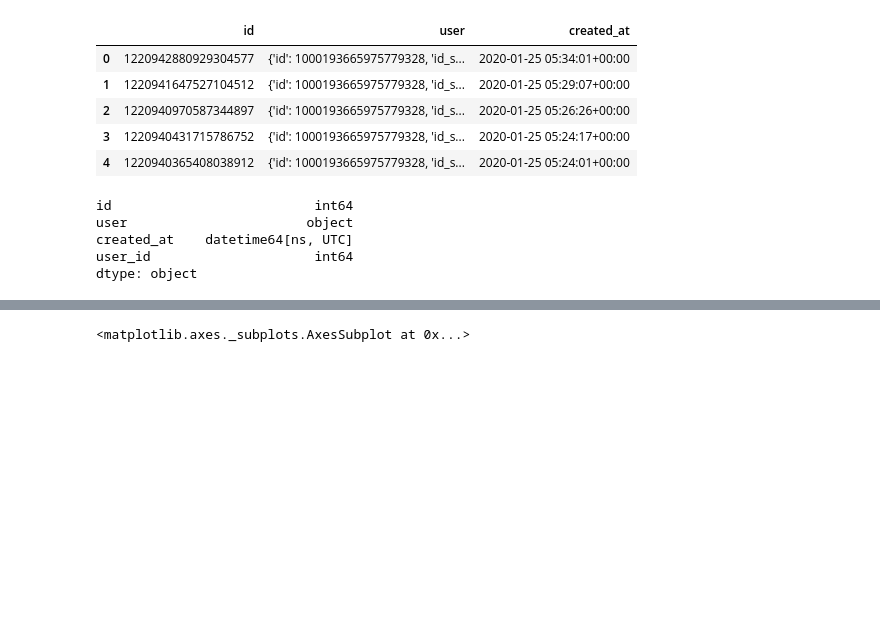
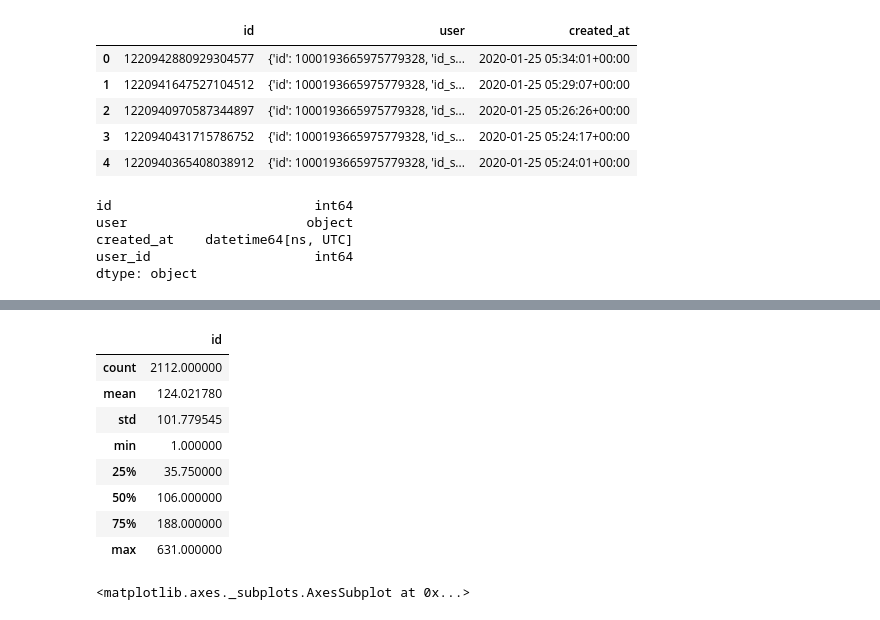
Before and after one commit to galynz/causal_inference_project, a Jupyter notebook: analysis/acitivy_analysis.ipynb, the cells around one changed output, grey strips where cells are left out. Saved outputs shown, nothing was run; the diff lists cells and outputs as text; code cells hidden in the pictures; blank space fills up the shorter version.

```diff
--- a/analysis/acitivy_analysis.ipynb
+++ b/analysis/acitivy_analysis.ipynb
@@ -52,4 +57,4 @@ with ProgressBar():
 # %%
 client.close()
 # %%
-by_hour_df = pd.read_json(r"D:\Research\retweeters_activities3.ndjson\0.part", lines=True)
+by_hour_df = pd.read_json(r"D:\Research\summerized_activities_partial.ndjson\0.part", lines=True)
@@ -58,3 +103,15 @@ by_hour_df = pd.read_json(r"D:\Research\retweeters_activities4.ndjson\0.part", l
+# %%
+counted.describe()
+# %% [output]
+|  | id |
+| count | 2112.000000 |
+| mean | 124.021780 |
+| std | 101.779545 |
+| min | 1.000000 |
+| 25% | 35.750000 |
+| 50% | 106.000000 |
+| 75% | 188.000000 |
+| max | 631.000000 |
 # %%
 hours = by_hour_df.set_index(["user_id","created_at"])["id"].unstack().fillna(0)
 # %%
```
Also changed, not shown: parts of 12 cells of this notebook, 12 other files.
